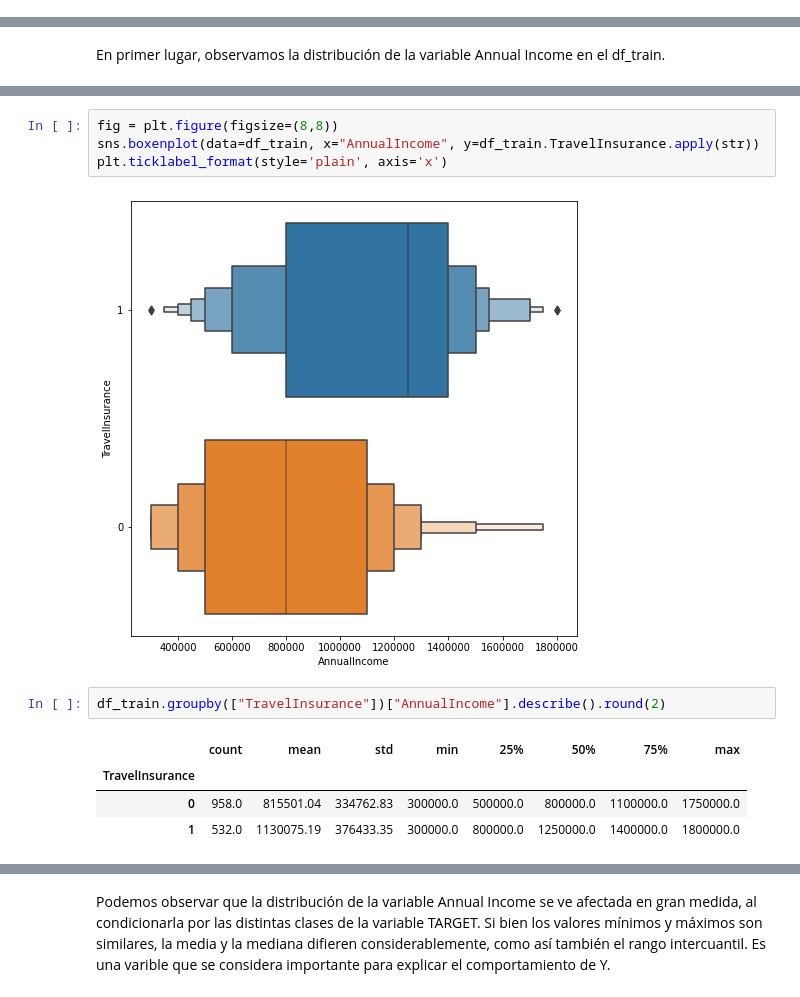
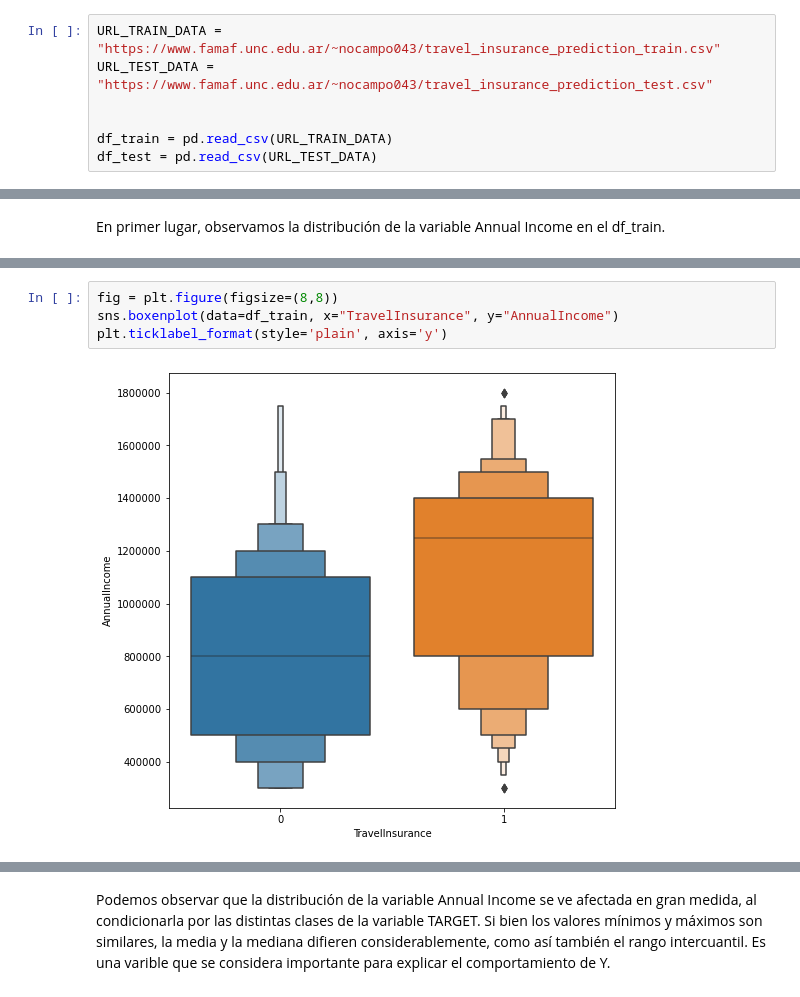
Before and after one commit to PamelaPairo/aprendizaje_supervisado, a Jupyter notebook: TP Aprendizaje Supervisado.ipynb, the cells around one changed output, grey strips where cells are left out. Saved outputs shown, nothing was run; the diff lists cells and outputs as text.

```diff
--- a/TP Aprendizaje Supervisado.ipynb
+++ b/TP Aprendizaje Supervisado.ipynb
@@ -23,3 +19,10 @@ df_submission = pd.read_csv("C:/Users/anto_/OneDrive/Escritorio/Diplomatura en C
+# %%
+URL_TRAIN_DATA = "https://www.famaf.unc.edu.ar/~nocampo043/travel_insurance_prediction_train.csv"
+URL_TEST_DATA = "https://www.famaf.unc.edu.ar/~nocampo043/travel_insurance_prediction_test.csv"
+
+
+df_train = pd.read_csv(URL_TRAIN_DATA)
+df_test = pd.read_csv(URL_TEST_DATA)
 # %%
 df_train.info()
 # %% [output]
@@ -180,13 +183,6 @@ plt.ticklabel_format(style='plain', axis='x')
 # %%
 fig = plt.figure(figsize=(8,8))
-sns.boxenplot(data=df_train, x="AnnualIncome", y=df_train.TravelInsurance.apply(str))
-plt.ticklabel_format(style='plain', axis='x')
+sns.boxenplot(data=df_train, x="TravelInsurance", y="AnnualIncome")
+plt.ticklabel_format(style='plain', axis='y')
 # %% [output]
-[figure, old version]
+[figure, new version]
-# %%
-df_train.groupby(["TravelInsurance"])["AnnualIncome"].describe().round(2)
-# %% [output]
-|  | count | mean | std | min | 25% | 50% | 75% | max |
-| TravelInsurance |  |  |  |  |  |  |  |  |
-| 0 | 958.0 | 815501.04 | 334762.83 | 300000.0 | 500000.0 | 800000.0 | 1100000.0 | 1750000.0 |
-| 1 | 532.0 | 1130075.19 | 376433.35 | 300000.0 | 800000.0 | 1250000.0 | 1400000.0 | 1800000.0 |
```
Also changed, not shown: parts of 17 cells of this notebook.
